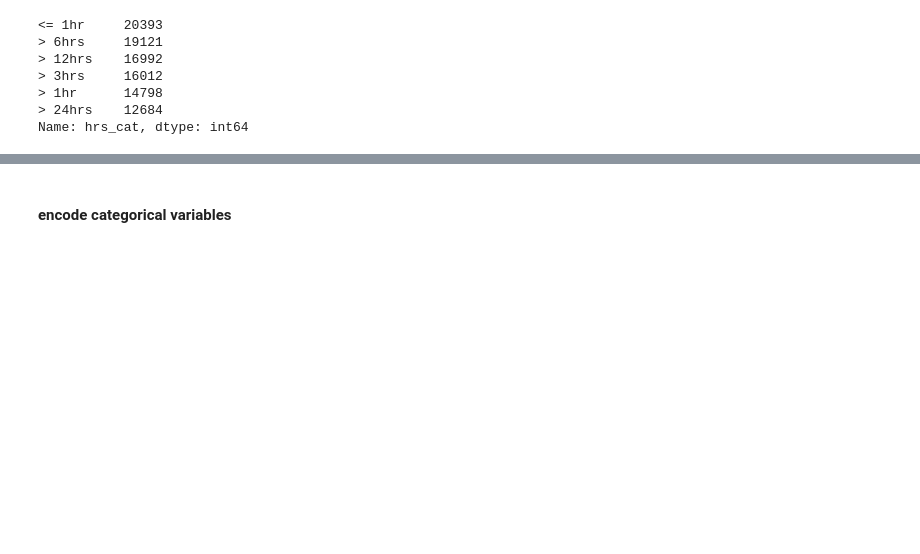
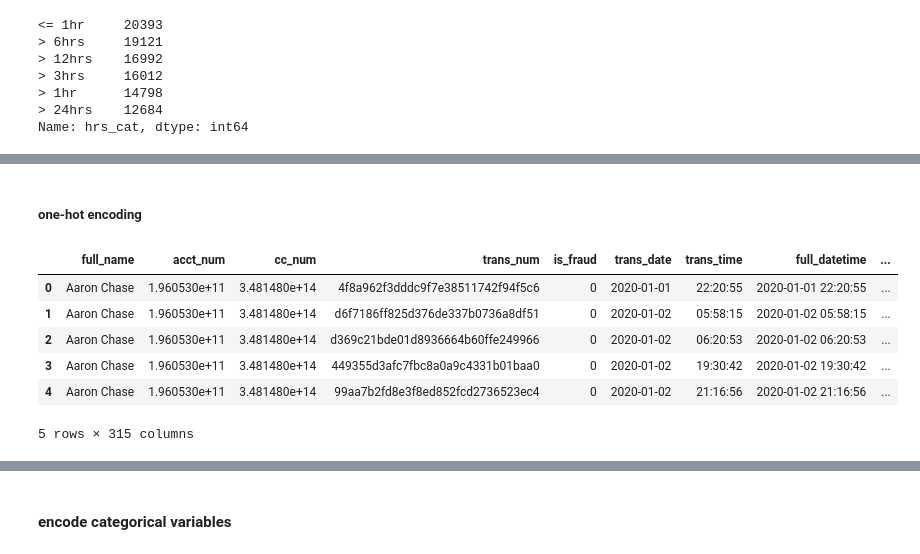
Before and after one commit to kcbioy/dsfc10-sprint3-grp2-constars, a Jupyter notebook: feat_engg.ipynb, the cells around one changed output, grey strips where cells are left out. Cells and saved outputs as stored; diff of their text form; code cells hidden in the pictures; blank space fills up the shorter version.

Commit message:
added one-hot encoding

```diff
--- a/feat_engg.ipynb
+++ b/feat_engg.ipynb
@@ -225 +224,3 @@ Index(['full_name', 'acct_num', 'cc_num', 'trans_num', 'category', 'is_fraud',
       dtype='object')
+# %% [markdown]
+##### one-hot encoding
@@ -226 +231,20 @@ Index(['full_name', 'acct_num', 'cc_num', 'trans_num', 'category', 'is_fraud',
+# %%
+to_drop3 = []
+transactions_clean_onehot = transaction_dt
+for col in tqdm(final_cols):
+    if transaction_dt[col].dtype == 'O':
+        dummies = pd.get_dummies(transactions_clean_onehot[col], prefix=col, drop_first=False)
+        transactions_clean_onehot = pd.concat([transactions_clean_onehot, dummies], axis=1)
+        to_drop3.append(col)
+transactions_clean_onehot = transactions_clean_onehot.drop(to_drop3, axis=1)
+transactions_clean_onehot = transactions_clean_onehot.drop(['job'], axis=1)
+transactions_clean_onehot.head()
+# %% [output]
+|  | full_name | acct_num | cc_num | trans_num | is_fraud | trans_date | trans_time | full_datetime | ... |
+| 0 | Aaron Chase | 1.960530e+11 | 3.481480e+14 | 4f8a962f3dddc9f7e38511742f94f5c6 | 0 | 2020-01-01 | 22:20:55 | 2020-01-01 22:20:55 | ... |
+| 1 | Aaron Chase | 1.960530e+11 | 3.481480e+14 | d6f7186ff825d376de337b0736a8df51 | 0 | 2020-01-02 | 05:58:15 | 2020-01-02 05:58:15 | ... |
+| 2 | Aaron Chase | 1.960530e+11 | 3.481480e+14 | d369c21bde01d8936664b60ffe249966 | 0 | 2020-01-02 | 06:20:53 | 2020-01-02 06:20:53 | ... |
+| 3 | Aaron Chase | 1.960530e+11 | 3.481480e+14 | 449355d3afc7fbc8a0a9c4331b01baa0 | 0 | 2020-01-02 | 19:30:42 | 2020-01-02 19:30:42 | ... |
+| 4 | Aaron Chase | 1.960530e+11 | 3.481480e+14 | 99aa7b2fd8e3f8ed852fcd2736523ec4 | 0 | 2020-01-02 | 21:16:56 | 2020-01-02 21:16:56 | ... |
+5 rows × 315 columns
 # %%
```
Also changed, not shown: parts of 28 cells of this notebook.
